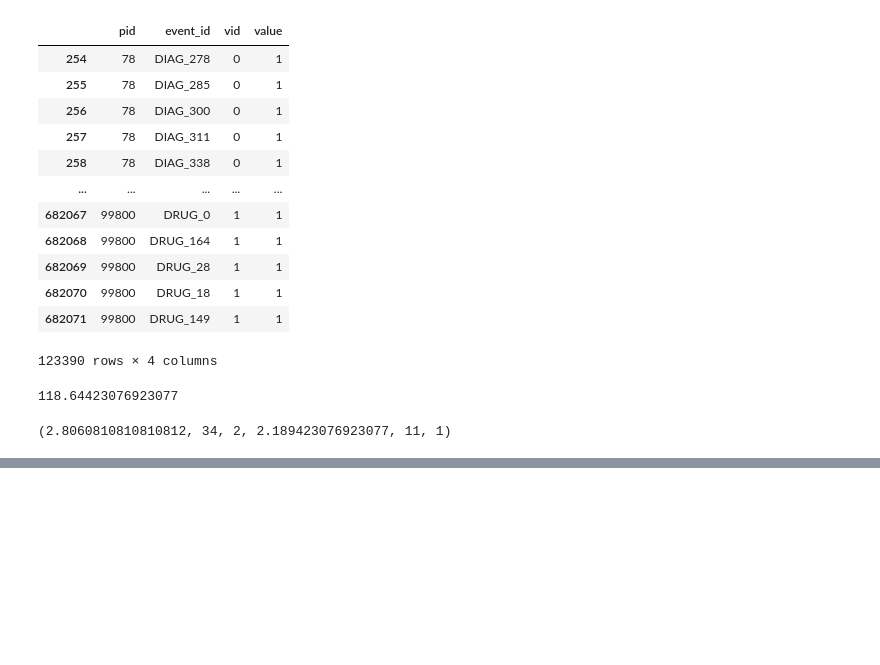
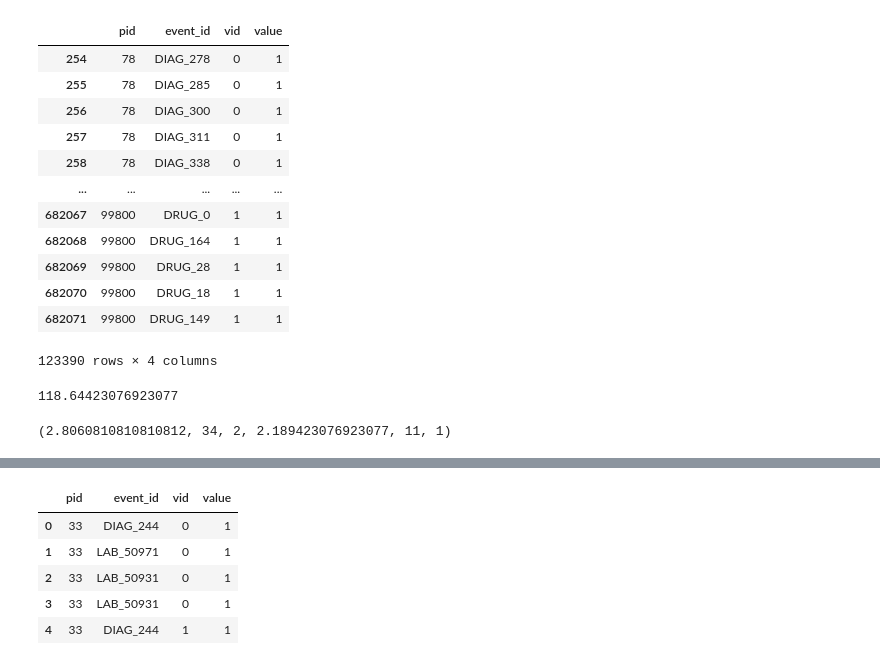
Before and after one commit to niikun/DL_for_health_care, a Jupyter notebook: HW1.ipynb, the cells around one changed output, grey strips where cells are left out. Drawn from its saved outputs; the diff is of its cells as text; code cells hidden in the pictures; blank space fills up the shorter version.

```diff
--- a/HW1.ipynb
+++ b/HW1.ipynb
@@ -375,0 +664,23 @@ encounter_count_metrics(events, hf)
+# %%
+test=[
+    [33,"DIAG_244",0,1],
+    [33,"LAB_50971",0,1],
+    [33,"LAB_50931",0,1],
+    [33,"LAB_50931",0,1],
+    [33,"DIAG_244",1,1],
+    [33,"DIAG_427",1,1],
+    [33,"DRUG_0",1,1],
+    [33,"DRUG_3",1,1],
+    [33,"DRUG_3",1,1]
+]
+# %%
+test_df = pd.DataFrame(test,columns=["pid","event_id","vid","value"])
+# %%
+test_df.head()
+# %% [output]
+|  | pid | event_id | vid | value |
+| 0 | 33 | DIAG_244 | 0 | 1 |
+| 1 | 33 | LAB_50971 | 0 | 1 |
+| 2 | 33 | LAB_50931 | 0 | 1 |
+| 3 | 33 | LAB_50931 | 0 | 1 |
+| 4 | 33 | DIAG_244 | 1 | 1 |
```
Also changed, not shown: parts of 41 cells of this notebook.
